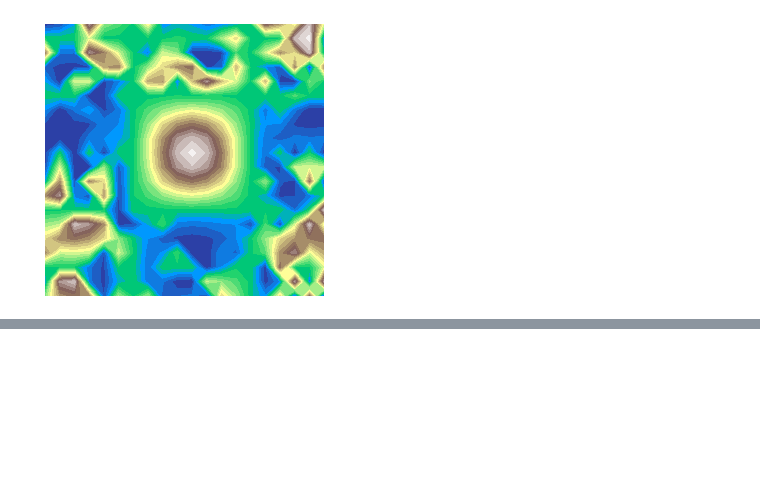
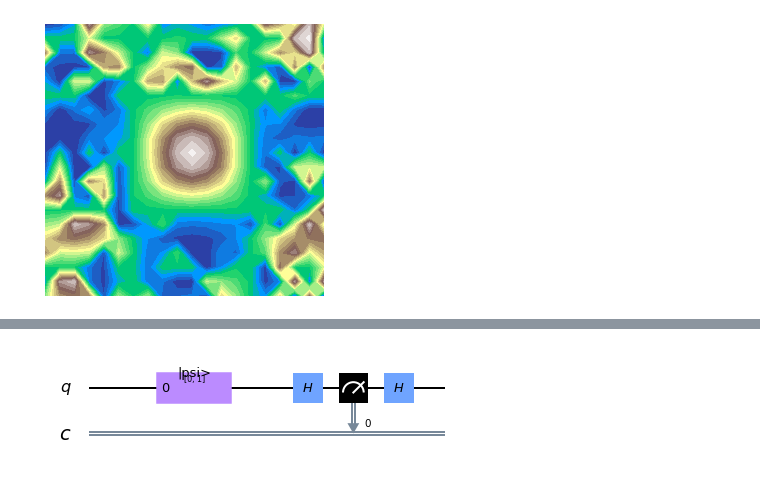
Before and after one commit to rafaverissimo/Coding-with-Qiskit, a Jupyter notebook: Notebooks/Single Qubits.ipynb, the cells around one changed output, grey strips where cells are left out. Drawn from its saved outputs; the diff is of its cells as text; code cells hidden in the pictures; blank space fills up the shorter version.

```diff
--- a/Notebooks/Single Qubits.ipynb
+++ b/Notebooks/Single Qubits.ipynb
@@ -229,0 +236,12 @@ plot_z(z,map_size)
+# %%
+def x_measurement(qc,qubit,cbit):
+    qc.h(qubit)
+    qc.measure(qubit,cbit)
+    qc.h(qubit)
+    return qc
+# %%
+circuit=QuantumCircuit(1,1)
+initial_state=[0,1]
+circuit.append(Initialize(initial_state),[0])
+state=execute(circuit,backend=State_simulator).result().get_statevector()
+plot_bloch_multivector(state)
@@ -229,0 +250,5 @@ plot_z(z,map_size)
+# %%
+x_measurement(circuit,0,0)
+circuit.draw(output="mpl")
+# %% [output]
+[figure, added]
```
Also changed, not shown: parts of 12 cells of this notebook.
